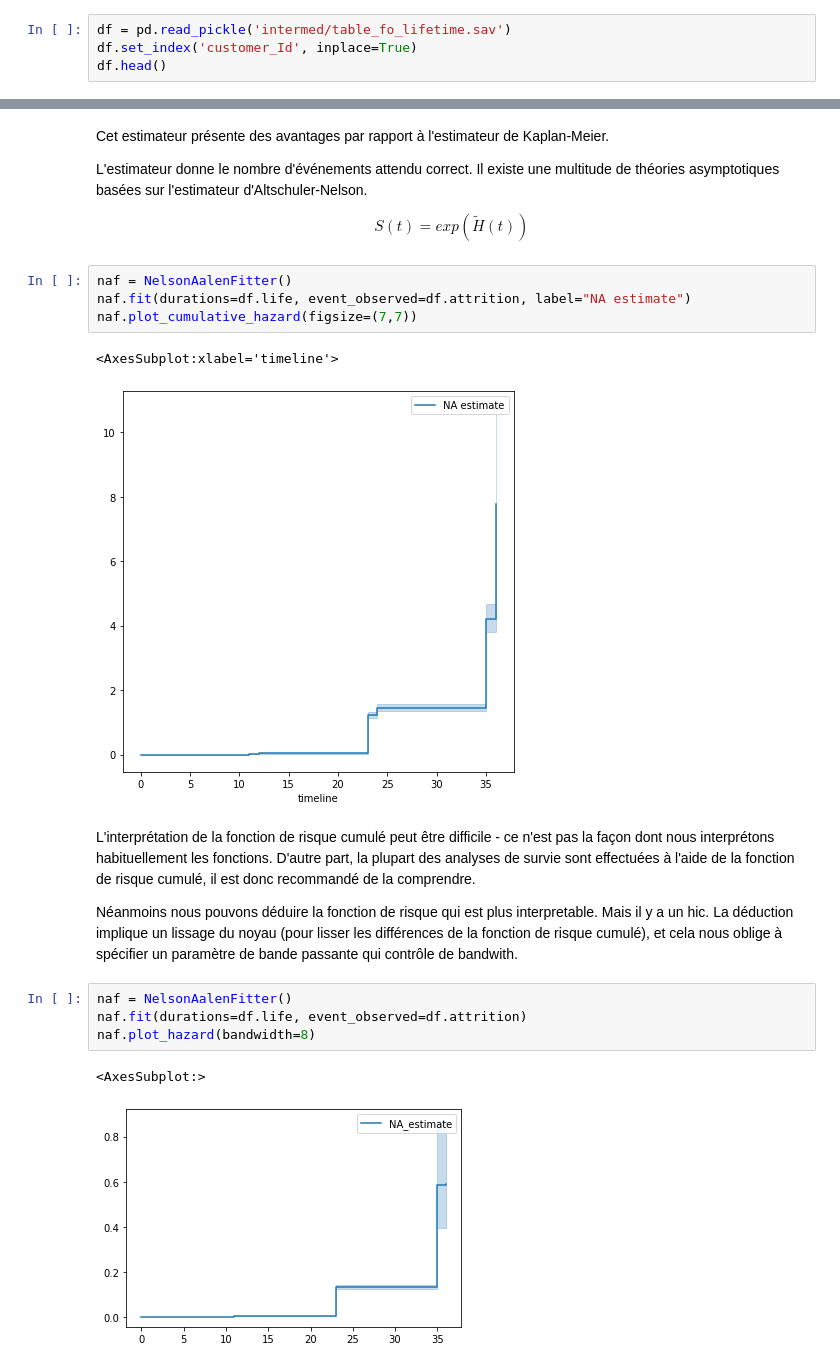
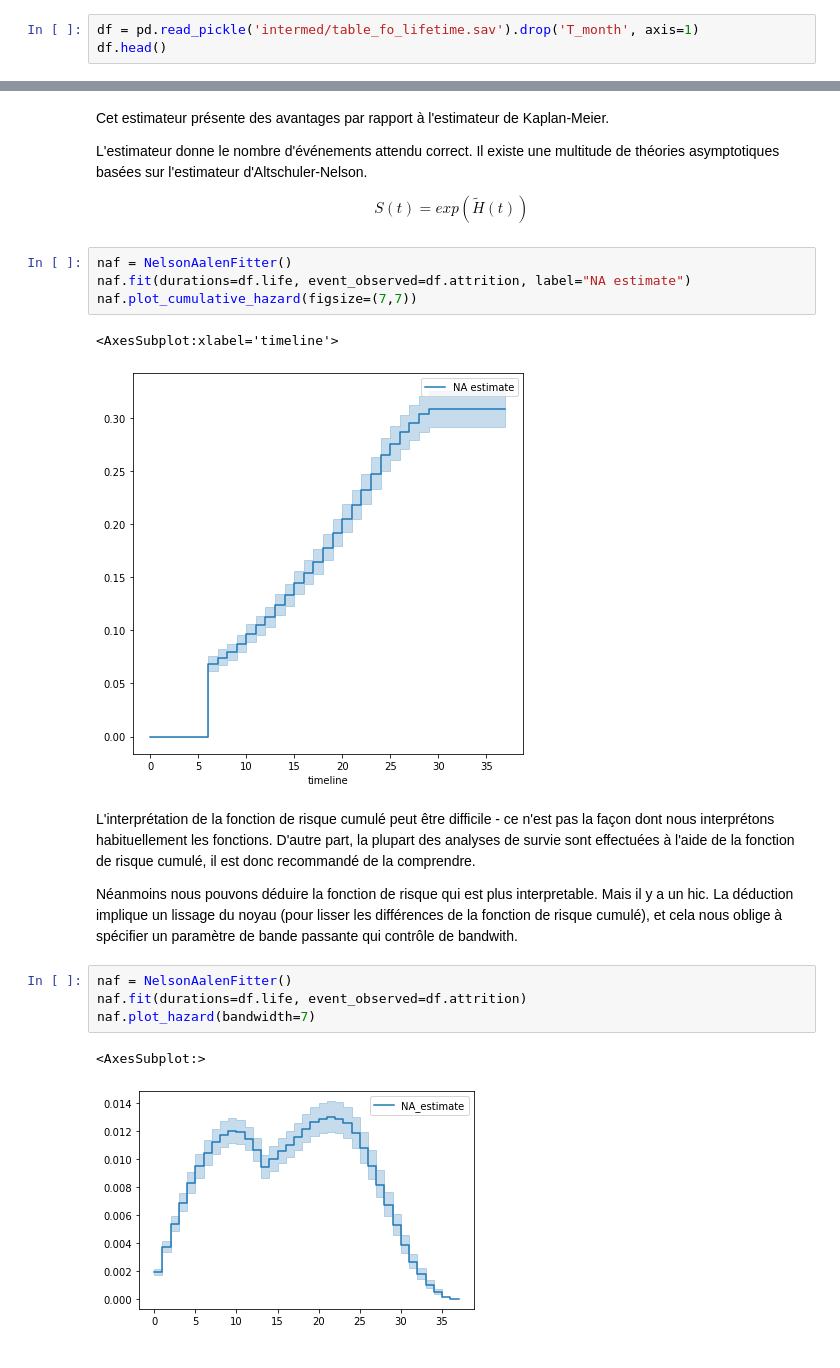
Before and after one commit to sawadogosalif/Retail-360, a Jupyter notebook: 04_Attrition_churn/02_Survival_Analysis.ipynb, the cells around one changed output, grey strips where cells are left out. Drawn from its saved outputs; the diff is of its cells as text.

```diff
--- a/04_Attrition_churn/02_Survival_Analysis.ipynb
+++ b/04_Attrition_churn/02_Survival_Analysis.ipynb
@@ -53,5 +81,4 @@ def corr_features(df: pd.DataFrame, threshold: float) :
 # %%
-df = pd.read_pickle('intermed/table_fo_lifetime.sav')
-df.set_index('customer_Id', inplace=True)
+df = pd.read_pickle('intermed/table_fo_lifetime.sav').drop('T_month', axis=1)
 df.head()
 # %% [output]
@@ -164,7 +194,7 @@ naf.fit(durations=df.life, event_observed=df.attrition, label="NA estimate")
 naf.plot_cumulative_hazard(figsize=(7,7))
 # %% [output]
 <AxesSubplot:xlabel='timeline'>
-[figure, old version]
+[figure, new version]
 # %% [markdown]
 L'interprétation de la fonction de risque cumulé peut être difficile - ce n'est pas la façon dont nous interprétons habituellement les fonctions. D'autre part, la plupart des analyses de survie sont effectuées à l'aide de la fonction de risque cumulé, il est donc recommandé de la comprendre.
 
@@ -172,7 +202,7 @@ Néanmoins nous pouvons déduire  la fonction de risque qui est plus interpretab
 # %%
 naf = NelsonAalenFitter()
 naf.fit(durations=df.life, event_observed=df.attrition)
-naf.plot_hazard(bandwidth=8)
+naf.plot_hazard(bandwidth=7)
 # %% [output]
 <AxesSubplot:>
-[figure, old version]
+[figure, new version]
```
Also changed, not shown: parts of 50 cells of this notebook, 1 other file.
